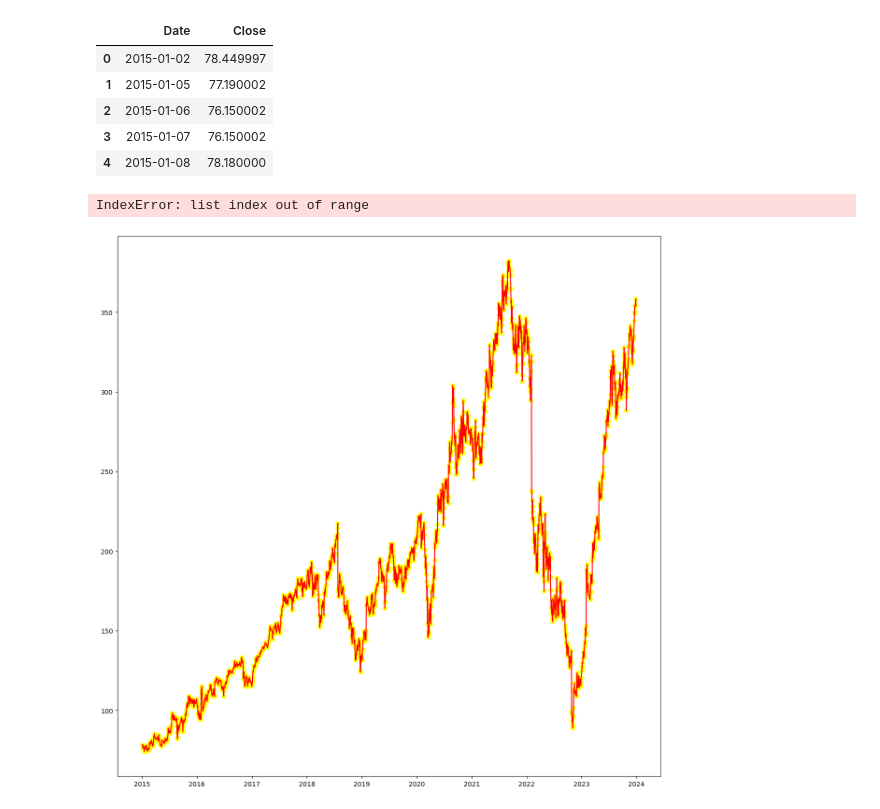
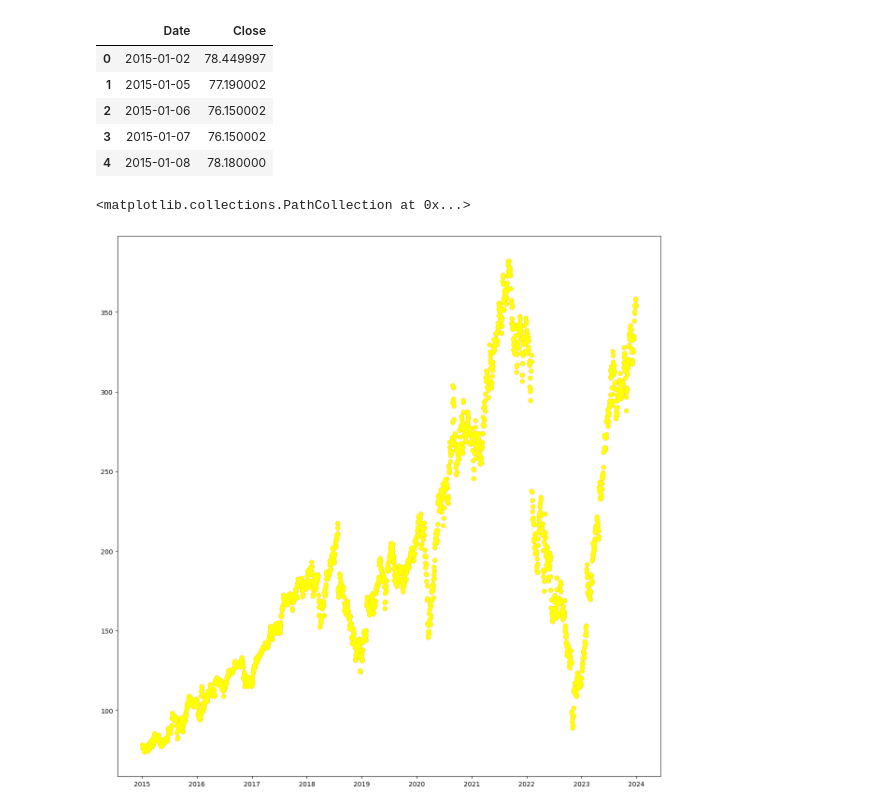
Before and after one commit to MrChazar/Methods_And_Tools_Of_Big_Data, a Jupyter notebook: LAB_4/exercise_4.ipynb, the cells around one changed output. Cells and saved outputs as stored; diff of their text form; code cells hidden in the pictures.

```diff
--- a/LAB_4/exercise_4.ipynb
+++ b/LAB_4/exercise_4.ipynb
@@ -62,17 +62,15 @@ temp[0].head()
 # %%
 # Wymiary wykresów
 plt.rcParams['figure.figsize'] = [15, 15]
 # Funkcja interpolacji liniowej
 temp[1]['Close'] = temp[0]['Close'].interpolate(method='cubicspline', order=3)
 # Wizualizacja danych po interpolacji
-plt.plot(temp[0]['Date'], temp[0]['Close'], color='red')
+plt.scatter(temp[0]['Date'], temp[0]['Close'], color='red')
 plt.scatter(data['Date'], data['Close'], color='yellow')
 # ustaw grubość lini zielonej na 0.5
-plt.setp(plt.gca().get_lines()[0], linewidth=1.5)
-plt.setp(plt.gca().get_lines()[1], linewidth=0.6)
 # %% [output]
-IndexError: list index out of range
+<matplotlib.collections.PathCollection at 0x...>
-[figure, old version]
+[figure, new version]
 # %%
 # Obliczenie dokładności za pomocą metody MSE
 # Funkcja MSE
```
Also changed, not shown: parts of 1 cell of this notebook, 6 other files.
